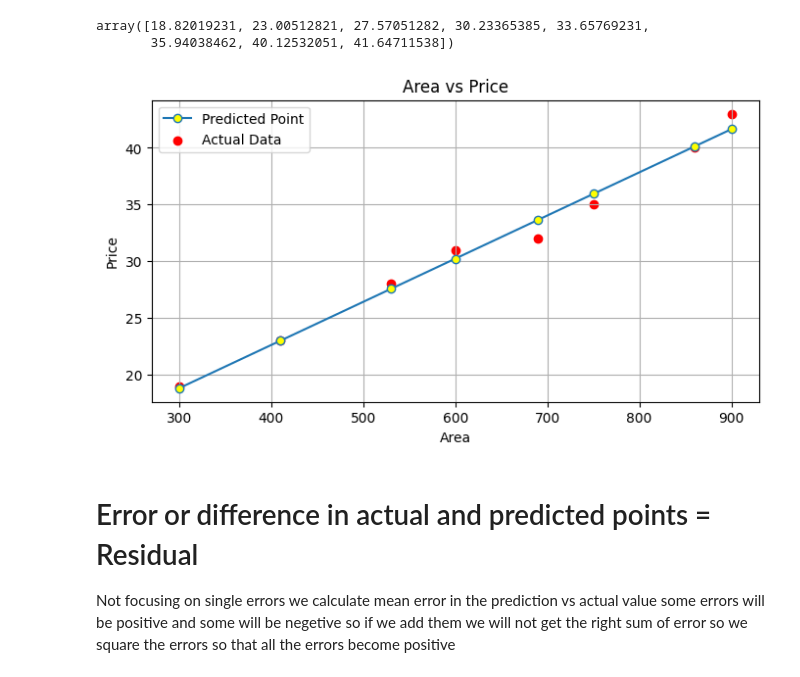
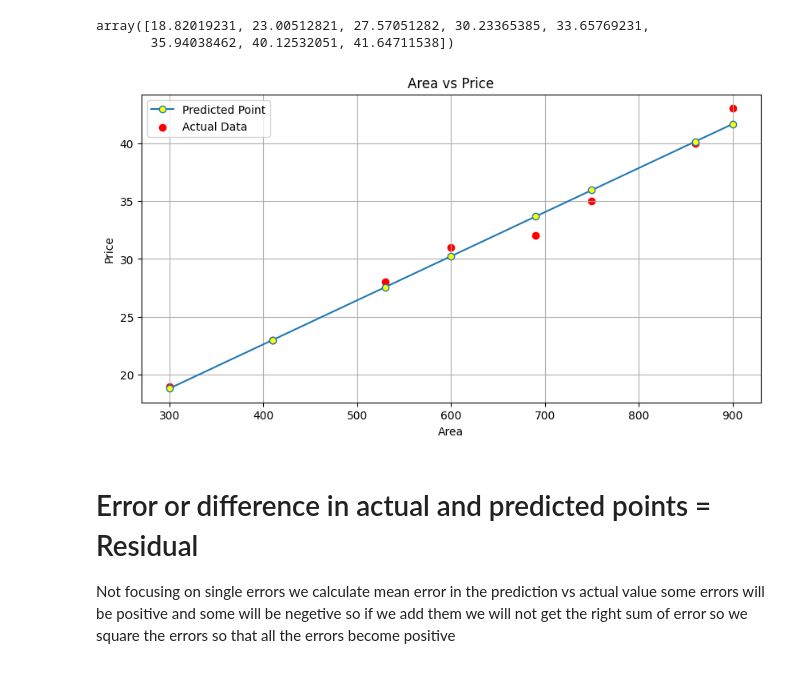
Before and after one commit to albertodavincishekhawat/BasicMachineLearning, a Jupyter notebook: 1.Linear(&Multiple)Regression.ipynb, the cells around one changed output. Drawn from its saved outputs; the diff is of its cells as text; code cells hidden in the pictures.

```diff
--- a/1.Linear(&Multiple)Regression.ipynb
+++ b/1.Linear(&Multiple)Regression.ipynb
@@ -174,17 +174,18 @@ pred
 array([18.82019231, 23.00512821, 27.57051282, 30.23365385, 33.65769231,
        35.94038462, 40.12532051, 41.64711538])
 # %%
-plt.figure(figsize=(8, 4))
+plt.figure(figsize=(10, 5))
+
 plt.plot(df["Area"], pred, marker="o", markerfacecolor="yellow", label="Predicted Point")
 plt.scatter(df["Area"], df["Price"], marker="o", color="red", label="Actual Data")
 plt.xlabel("Area")
 plt.ylabel("Price")
 plt.legend()
 plt.title("Area vs Price")
 plt.grid()
 plt.show()
 # %% [output]
-[figure, old version]
+[figure, new version]
 # %% [markdown]
 # Error or difference in actual and predicted points = Residual
 Not focusing on single errors we calculate mean error in the prediction vs actual value
```
Also changed, not shown: 1 other file.
